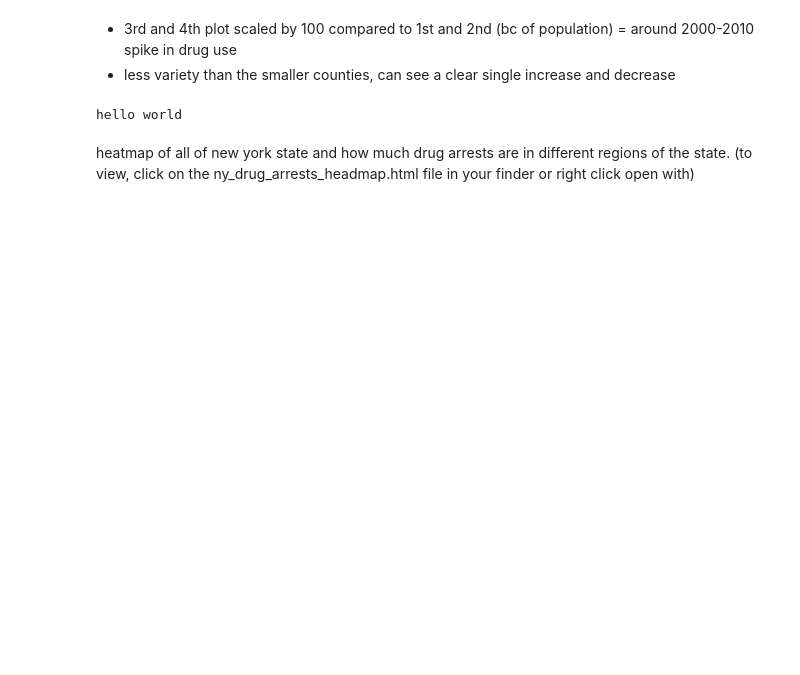
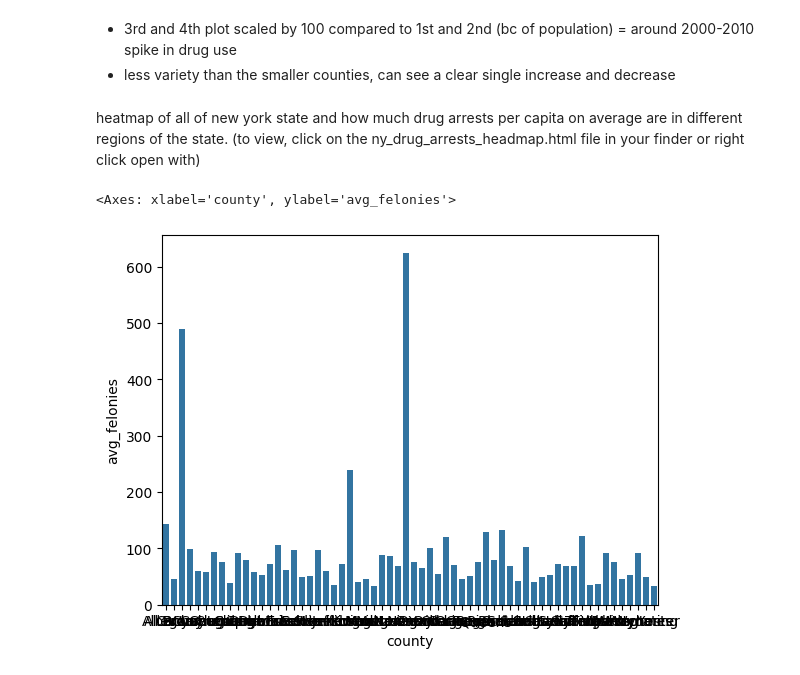
Before and after one commit to dorazzhang/cdj_crime, a Jupyter notebook: data.ipynb, the cells around one changed output. Saved outputs shown, nothing was run; the diff lists cells and outputs as text; code cells hidden in the pictures; blank space fills up the shorter version.

```diff
--- a/data.ipynb
+++ b/data.ipynb
@@ -202,8 +221,9 @@
 HeatMap(heat_data, radius=30).add_to(ny_map)
 ny_map.save("ny_drug_arrests_heatmap.html")
-# %%
-print("hello world")
-# %% [output]
-hello world
 # %% [markdown]
-heatmap of all of new york state and how much drug arrests are in different regions of the state. (to view, click on the ny_drug_arrests_headmap.html file in your finder or right click open with)
+heatmap of all of new york state and how much drug arrests per capita on average are in different regions of the state. (to view, click on the ny_drug_arrests_headmap.html file in your finder or right click open with)
+# %%
+sns.barplot(ny_data, x='county', y='avg_felonies')
+# %% [output]
+<Axes: xlabel='county', ylabel='avg_felonies'>
+[figure, added]
```
Also changed, not shown: parts of 7 cells of this notebook, 2 other files.
